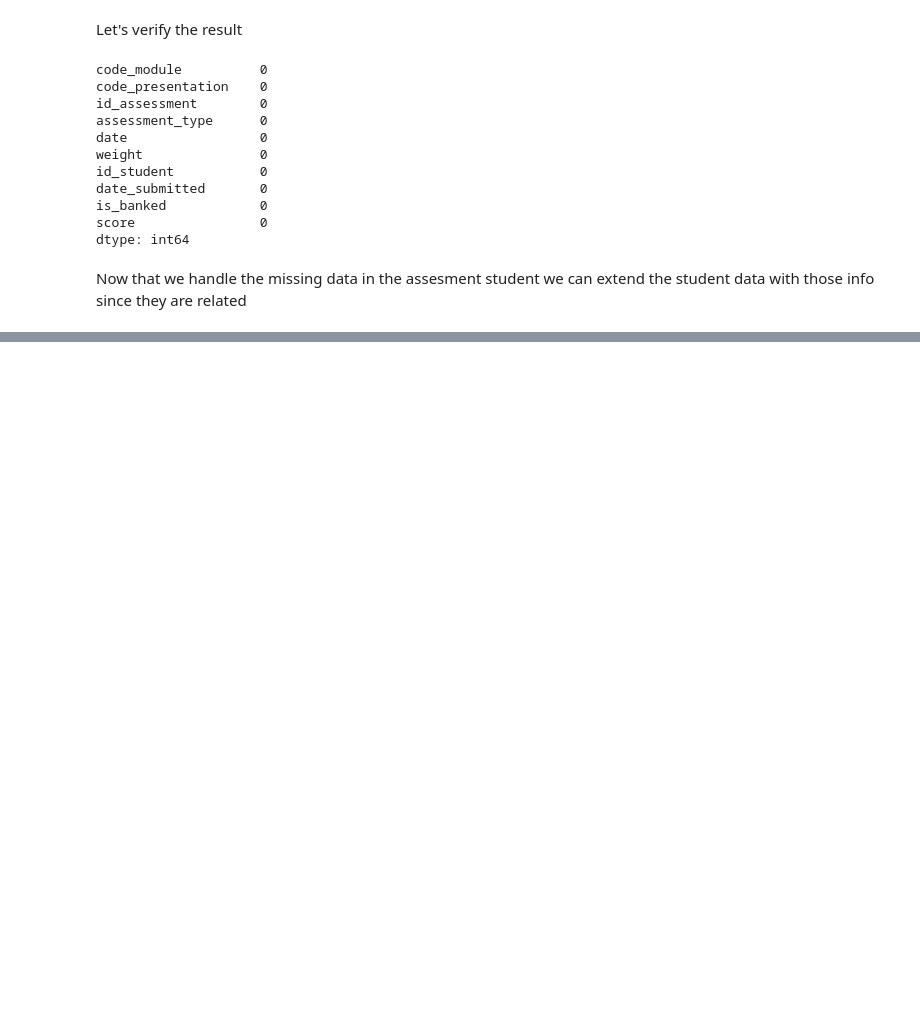
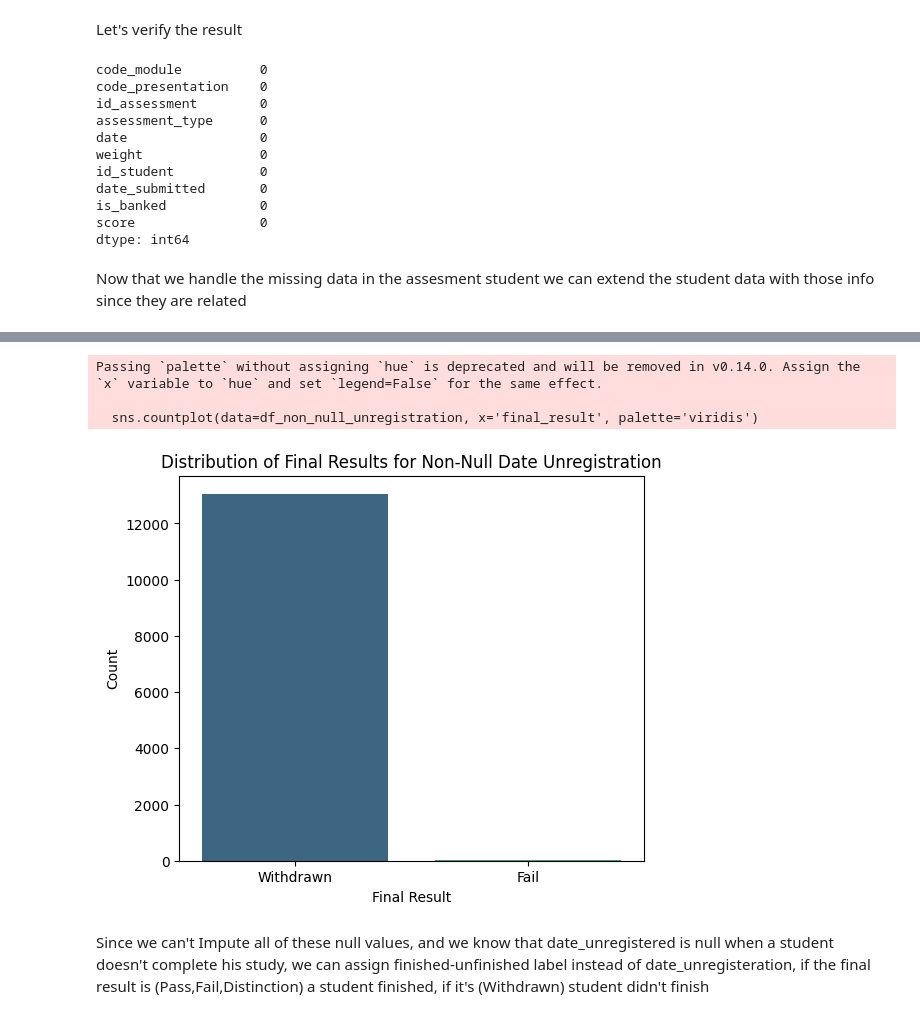
Before and after one commit to Katia-LOUNAS/oulad-network-exploration, a Jupyter notebook: notebooks/data_preparation.ipynb, the cells around one changed output, grey strips where cells are left out. Drawn from its saved outputs; the diff is of its cells as text; code cells hidden in the pictures; blank space fills up the shorter version.

```diff
--- a/notebooks/data_preparation.ipynb
+++ b/notebooks/data_preparation.ipynb
@@ -153,0 +180,16 @@ dtype: int64
+# %%
+df_non_null_unregistration = df[df['date_unregistration'].notnull()]
+
+plt.figure(figsize=(6, 5))
+sns.countplot(data=df_non_null_unregistration, x='final_result', palette='viridis')
+plt.title('Distribution of Final Results for Non-Null Date Unregistration')
+plt.xlabel('Final Result')
+plt.ylabel('Count')
+plt.show()
+# %% [output]
+Passing `palette` without assigning `hue` is deprecated and will be removed in v0.14.0. Assign the `x` variable to `hue` and set `legend=False` for the same effect.
+
+  sns.countplot(data=df_non_null_unregistration, x='final_result', palette='viridis')
+[figure, added]
+# %% [markdown]
+Since we can't Impute all of these null values, and we know that date_unregistered is null when a student doesn't complete his study, we can assign finished-unfinished label instead of date_unregisteration, if the final result is (Pass,Fail,Distinction) a student finished, if it's (Withdrawn) student didn't finish
```
Also changed, not shown: parts of 17 cells of this notebook, 1 other file.
